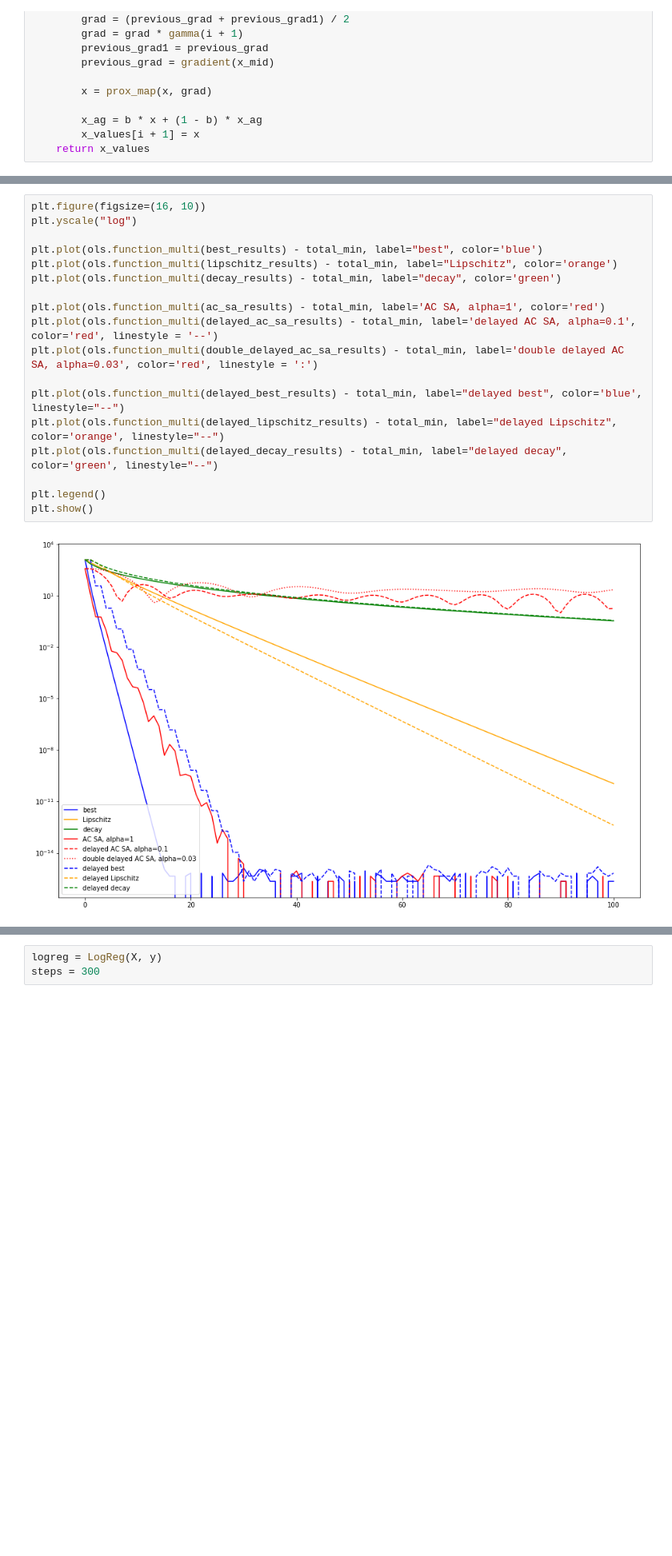
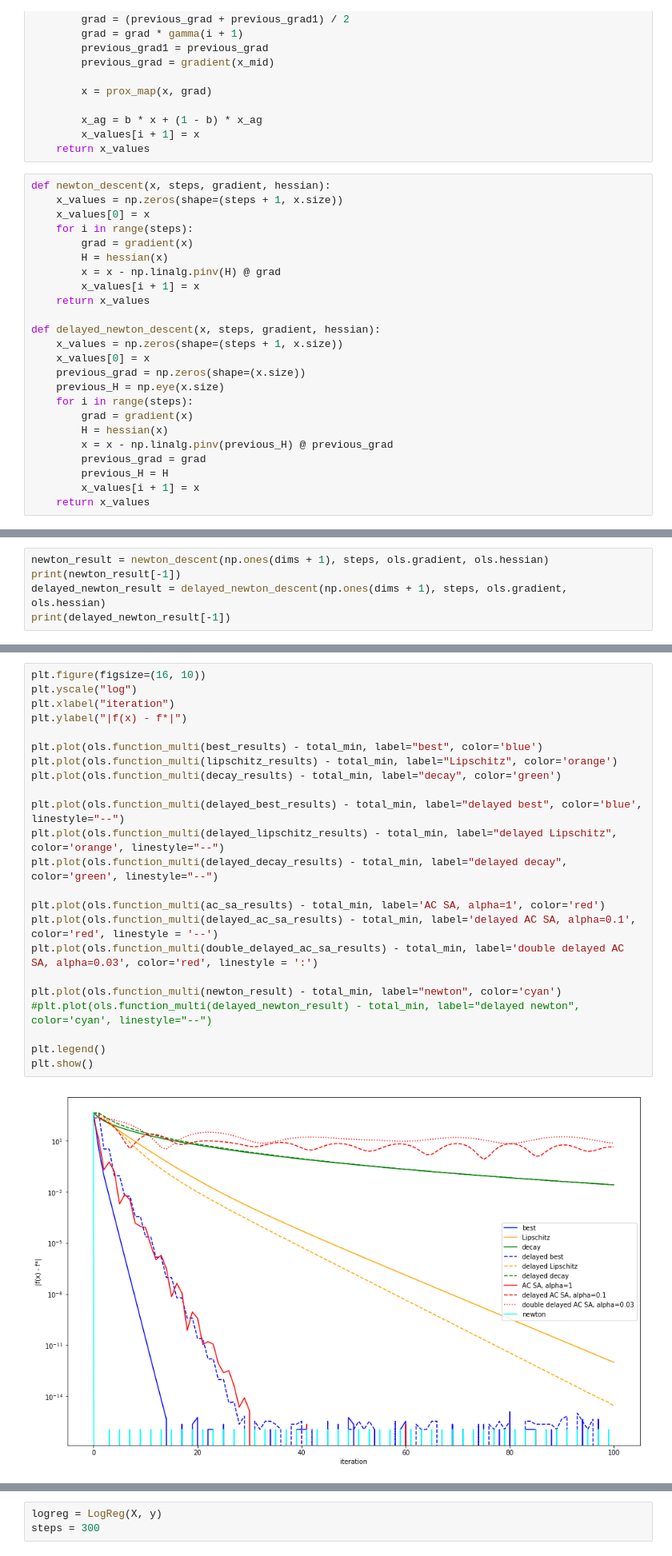
Before and after one commit to bixind/metopt, a Jupyter notebook: del_grad.ipynb, the cells around one changed output, grey strips where cells are left out. Shown at 80% size. Cells and saved outputs as stored; diff of their text form; blank space fills up the shorter version.

```diff
--- a/del_grad.ipynb
+++ b/del_grad.ipynb
@@ -107,3 +107,27 @@ def AC_SA_double_delayed(x, steps, gradient, L, alpha, prox_map):
         x_ag = b * x + (1 - b) * x_ag
         x_values[i + 1] = x
     return x_values
+# %%
+def newton_descent(x, steps, gradient, hessian):
+    x_values = np.zeros(shape=(steps + 1, x.size))
+    x_values[0] = x
+    for i in range(steps):
+        grad = gradient(x)
+        H = hessian(x)
+        x = x - np.linalg.pinv(H) @ grad
+        x_values[i + 1] = x
+    return x_values
+
+def delayed_newton_descent(x, steps, gradient, hessian):
+    x_values = np.zeros(shape=(steps + 1, x.size))
+    x_values[0] = x
+    previous_grad = np.zeros(shape=(x.size))
+    previous_H = np.eye(x.size)
+    for i in range(steps):
+        grad = gradient(x)
+        H = hessian(x)
+        x = x - np.linalg.pinv(previous_H) @ previous_grad
+        previous_grad = grad
+        previous_H = H
+        x_values[i + 1] = x
+    return x_values
@@ -291,0 +319,5 @@ print(double_delayed_ac_sa_results[-1])
+# %%
+newton_result = newton_descent(np.ones(dims + 1), steps, ols.gradient, ols.hessian)
+print(newton_result[-1])
+delayed_newton_result = delayed_newton_descent(np.ones(dims + 1), steps, ols.gradient, ols.hessian)
+print(delayed_newton_result[-1])
@@ -292,20 +327,25 @@ print(double_delayed_ac_sa_results[-1])
 # %%
 plt.figure(figsize=(16, 10))
 plt.yscale("log")
+plt.xlabel("iteration")
+plt.ylabel("|f(x) - f*|")
 
 plt.plot(ols.function_multi(best_results) - total_min, label="best", color='blue')
 plt.plot(ols.function_multi(lipschitz_results) - total_min, label="Lipschitz", color='orange')
 plt.plot(ols.function_multi(decay_results) - total_min, label="decay", color='green')
 
+plt.plot(ols.function_multi(delayed_best_results) - total_min, label="delayed best", color='blue', linestyle="--")
+plt.plot(ols.function_multi(delayed_lipschitz_results) - total_min, label="delayed Lipschitz", color='orange', linestyle="--")
+plt.plot(ols.function_multi(delayed_decay_results) - total_min, label="delayed decay", color='green', linestyle="--")
+
 plt.plot(ols.function_multi(ac_sa_results) - total_min, label='AC SA, alpha=1', color='red')
 plt.plot(ols.function_multi(delayed_ac_sa_results) - total_min, label='delayed AC SA, alpha=0.1', color='red', linestyle = '--')
 plt.plot(ols.function_multi(double_delayed_ac_sa_results) - total_min, label='double delayed AC SA, alpha=0.03', color='red', linestyle = ':')
 
-plt.plot(ols.function_multi(delayed_best_results) - total_min, label="delayed best", color='blue', linestyle="--")
-plt.plot(ols.function_multi(delayed_lipschitz_results) - total_min, label="delayed Lipschitz", color='orange', linestyle="--")
-plt.plot(ols.function_multi(delayed_decay_results) - total_min, label="delayed decay", color='green', linestyle="--")
+plt.plot(ols.function_multi(newton_result) - total_min, label="newton", color='cyan')
+#plt.plot(ols.function_multi(delayed_newton_result) - total_min, label="delayed newton", color='cyan', linestyle="--")
 
 plt.legend()
 plt.show()
 # %% [output]
-[figure, old version]
+[figure, new version]
```
Also changed, not shown: parts of 27 cells of this notebook.
